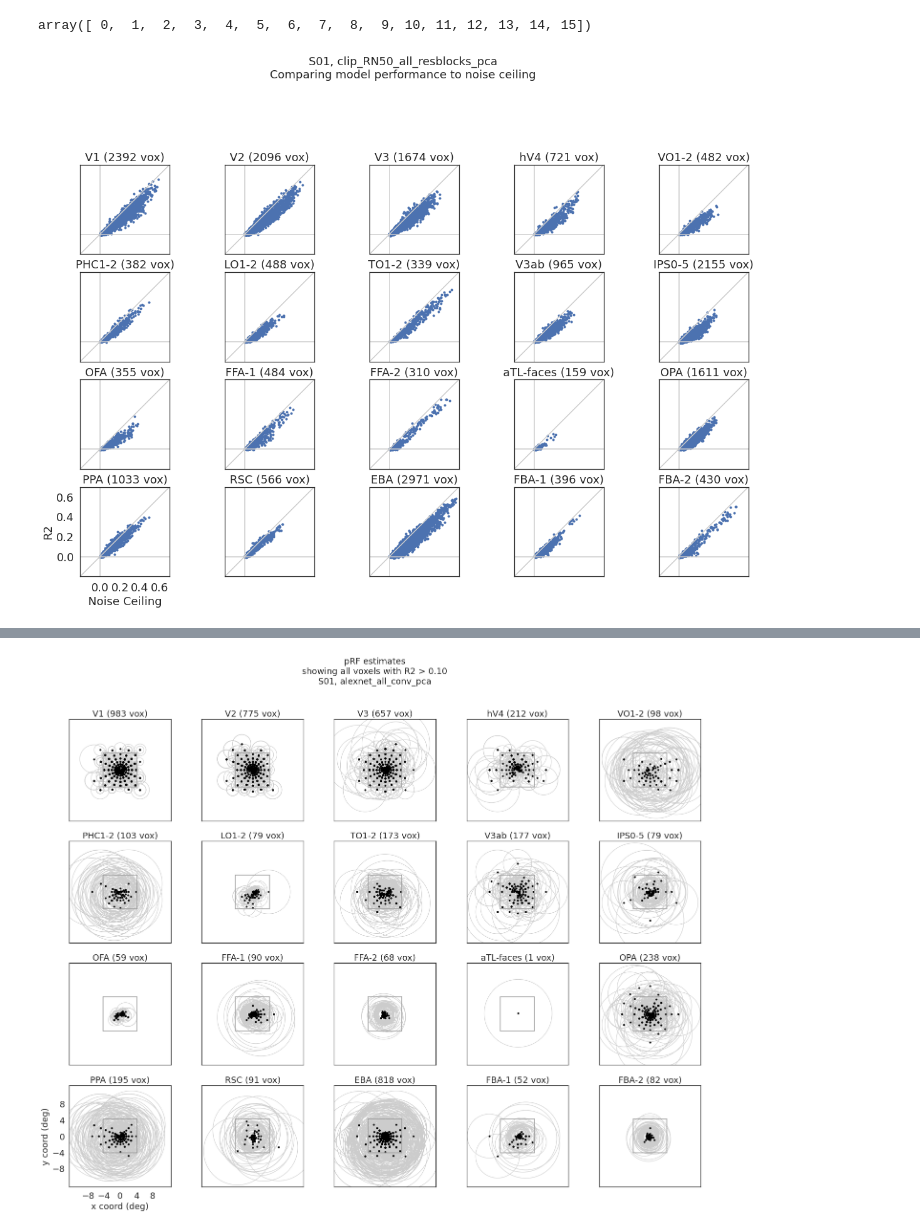
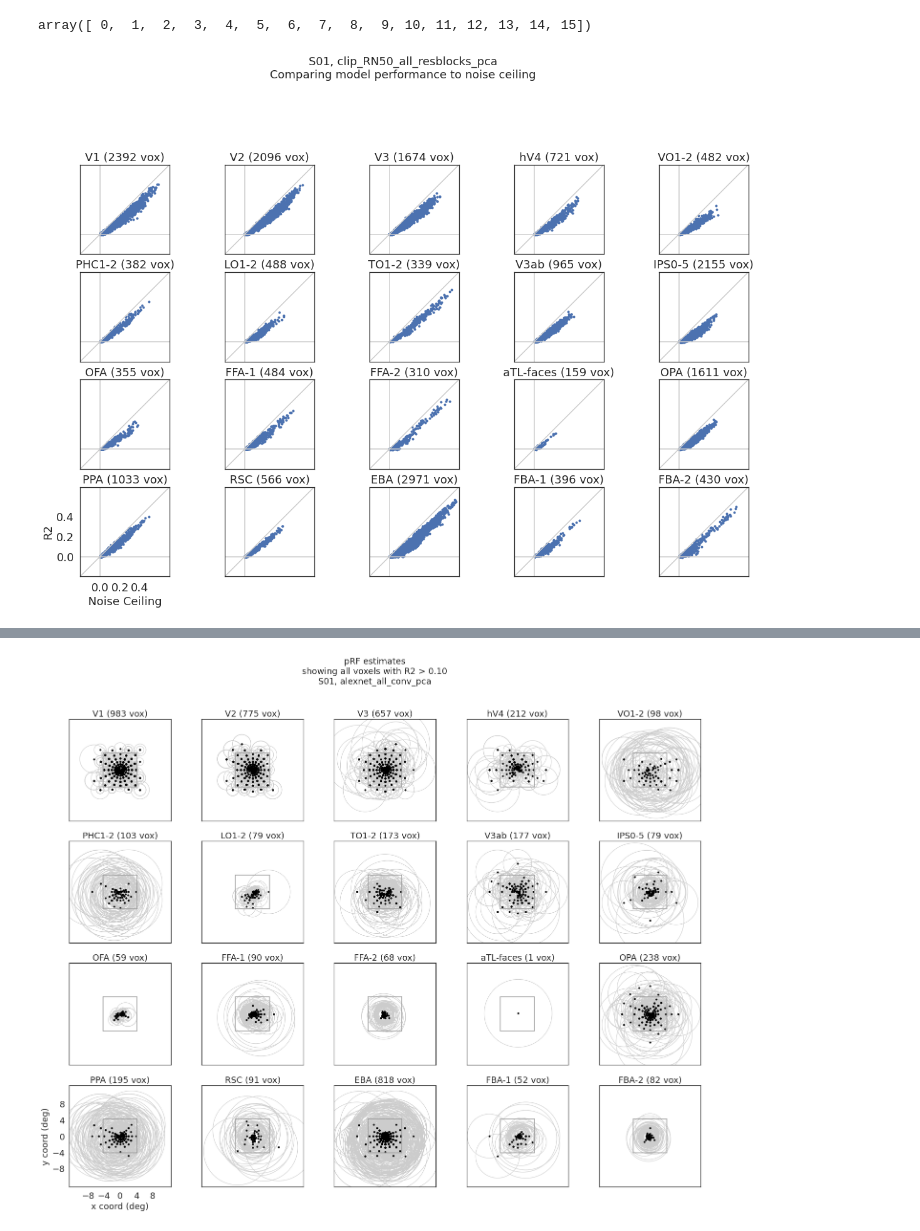
Before and after one commit to mmhenderson/modfit, a Jupyter notebook: notebooks/plot_encoding_model_fits/plot_clip.ipynb, the cells around one changed output, grey strips where cells are left out. Cells and saved outputs as stored; diff of their text form; code cells hidden in the pictures.

```diff
--- a/notebooks/plot_encoding_model_fits/plot_clip.ipynb
+++ b/notebooks/plot_encoding_model_fits/plot_clip.ipynb
@@ -28,7 +28,7 @@ fitting_type = 'clip_RN50_all_resblocks_pca'
 
 root = os.path.dirname(os.path.dirname(os.getcwd()))
 out, fig_save_folder = load_fits.load_fit_results(subject, volume_space, fitting_type, \
-                                                  n_from_end=0, root=root, verbose=True);
+                                                  n_from_end=1, root=root, verbose=True);
 load_fits.print_output_summary(out)
 
 if not os.path.exists(fig_save_folder):
@@ -80,34 +76,34 @@ array([ 0,  1,  2,  3,  4,  5,  6,  7,  8,  9, 10, 11, 12, 13, 14, 15])
 # %%
 # Plot best single layer only
 
 from utils import nsd_utils
 plot_utils.set_all_font_sizes(fs = 18)
 fig_size=(20,24)
 voxel_ncsnr = out['voxel_ncsnr'].ravel()[out['voxel_index'][0]]
 noise_ceiling = nsd_utils.ncsnr_to_nc(voxel_ncsnr)/100
 
 single_layer_inds = np.arange(1, 33, 2)
 best_layer = (np.argmax(out['val_r2'][:,single_layer_inds], axis=1)).astype('int')
 val_r2 = np.array([out['val_r2'][vv,single_layer_inds[best_layer[vv]]] for vv in range(len(best_layer))])
 
 
 inds2use = np.ones(np.shape(val_r2))==1
 
 sp = plot_utils.scatter_plot(color=None, xlabel='Noise Ceiling', ylabel='R2', xlims=[-0.2, 0.7], ylims=[-0.2, 0.7], \
-                  xticks=[0, 0.2, 0.4, 0.6], yticks=[0, 0.2, 0.4, 0.6],\
+                  xticks=[0, 0.2, 0.4, 0.8], yticks=[0, 0.2, 0.4, 0.8],\
                                                         show_diagonal=True, show_axes=True);
 
 if fig_size is None:
     fig_size = (20,18)
 plot_utils.create_roi_subplots(np.concatenate([noise_ceiling[:,np.newaxis],val_r2[:,np.newaxis]], axis=1), inds2use, sp, subject, out,\
                     suptitle='S%02d, %s\nComparing model performance to noise ceiling'%(subject, fitting_type), \
                    label_just_corner=True, figsize=fig_size, roi_def=roi_def, skip_inds=skip_inds)
 plt.gcf().subplots_adjust(bottom=0.5)
 # if fig_save_folder is not None:
 #     plt.savefig(os.path.join(fig_save_folder,'r2_STonly_vs_noiseceiling.png'))
 #     plt.savefig(os.path.join(fig_save_folder,'r2_STonly_vs_noiseceiling.pdf'))
 # %% [output]
-[figure, old version]
+[figure, new version]
 # %%
 ve_names = ['%d'%(ll+1) for ll in range(16)]
 leave_out_inds = np.arange(2, 33, 2)
```
Also changed, not shown: parts of 5 cells of this notebook, 12 other files.
